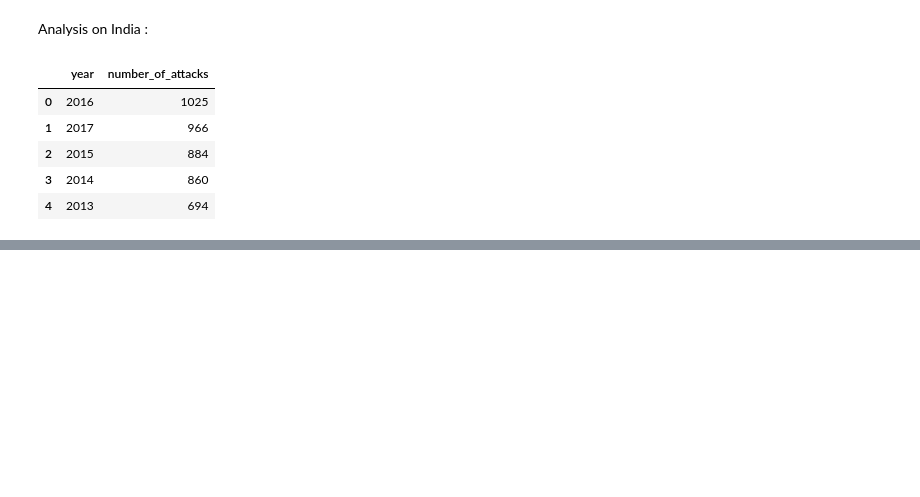
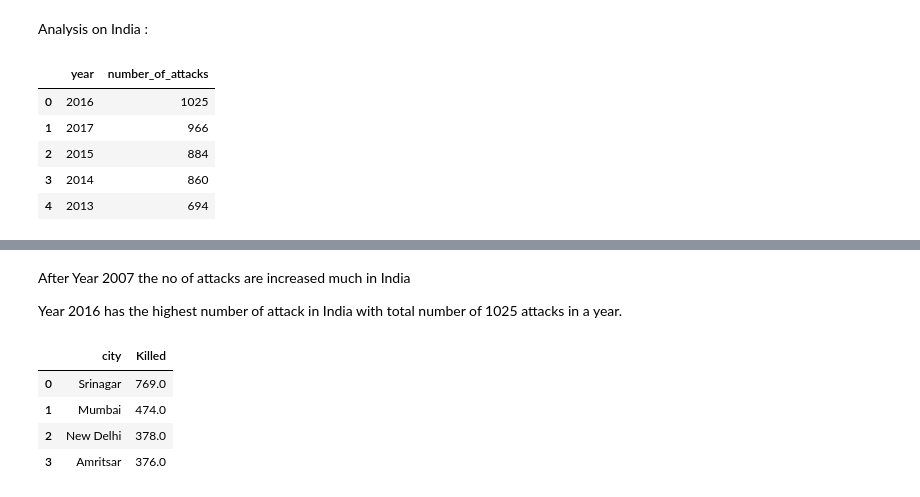
Before and after one commit to pmgumble/Bootstrap-5-Tutorial-Portfolio, a Jupyter notebook: Global_Terrorism_Analysis_Capstone_Project.ipynb, the cells around one changed output, grey strips where cells are left out. Cells and saved outputs as stored; diff of their text form; code cells hidden in the pictures; blank space fills up the shorter version.

```diff
--- a/Global_Terrorism_Analysis_Capstone_Project.ipynb
+++ b/Global_Terrorism_Analysis_Capstone_Project.ipynb
@@ -534,0 +545,13 @@ number_of_attacks_by_year.head()
+# %% [markdown]
+After Year 2007 the no of attacks are increased much in India
+
+Year 2016 has the highest number of attack in India with total number of 1025 attacks in a year.
+# %%
+# Cities with the most no of kills:
+terrordf_India.groupby('city')['Killed'].sum().nlargest()[1:].reset_index()
+# %% [output]
+|  | city | Killed |
+| 0 | Srinagar | 769.0 |
+| 1 | Mumbai | 474.0 |
+| 2 | New Delhi | 378.0 |
+| 3 | Amritsar | 376.0 |
```
Also changed, not shown: parts of 7 cells of this notebook.
